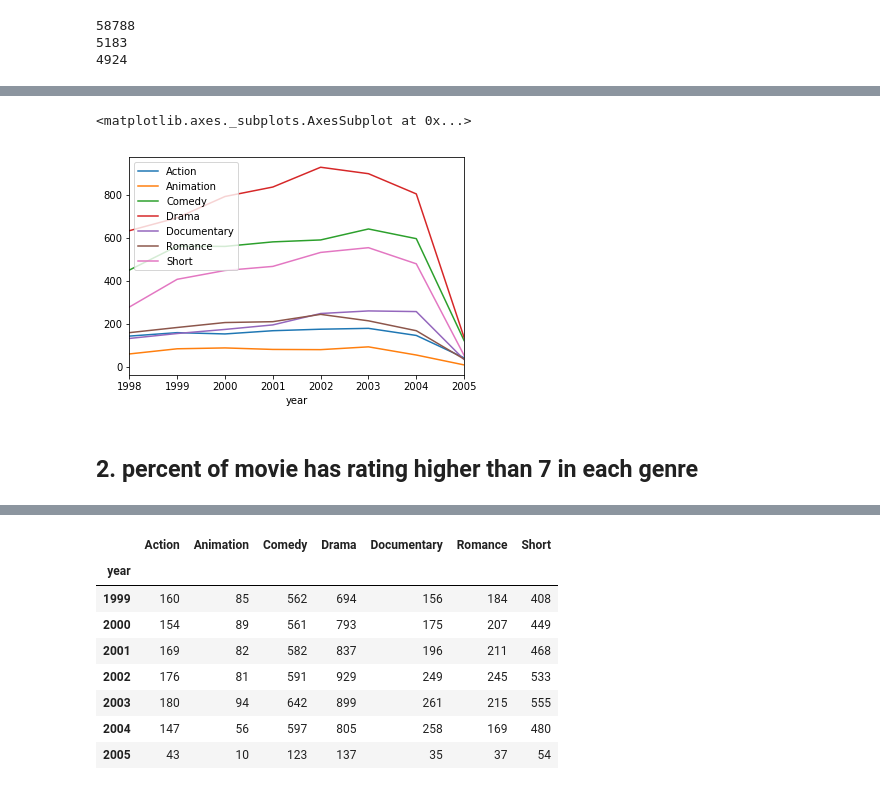
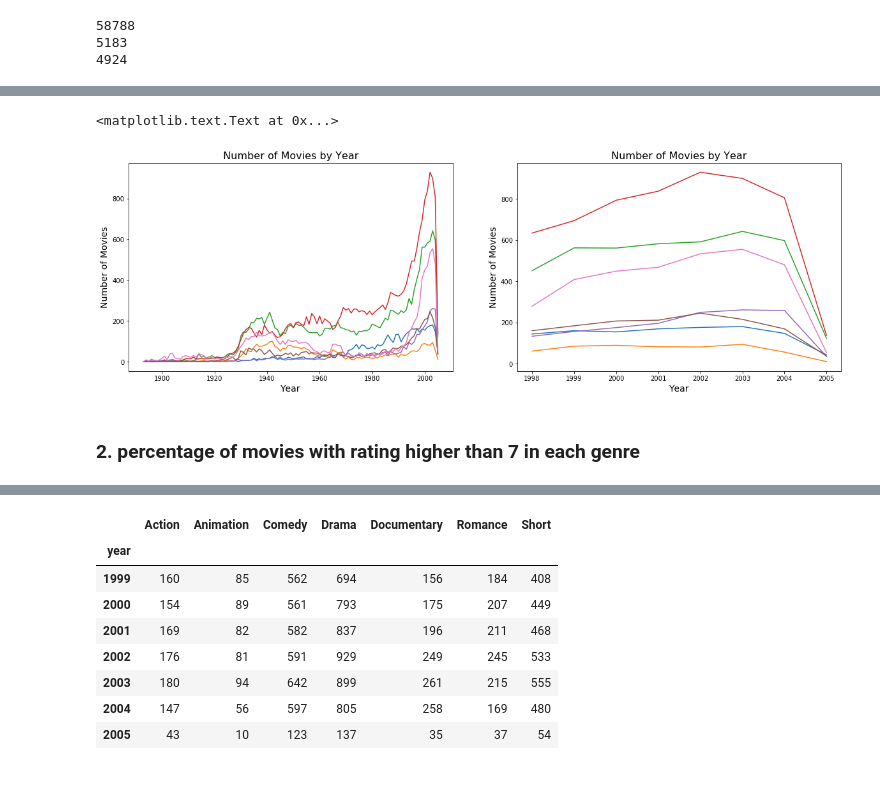
Before and after one commit to wzding/Machine_Learning_Nanodegree, a Jupyter notebook: movie.ipynb, the cells around one changed output, grey strips where cells are left out. Saved outputs shown, nothing was run; the diff lists cells and outputs as text; code cells hidden in the pictures.

```diff
--- a/movie.ipynb
+++ b/movie.ipynb
@@ -69,9 +99,22 @@ year.plot()
-# %%
-year[105:].plot()
-# %% [output]
-<matplotlib.axes._subplots.AxesSubplot at 0x...>
-[figure, removed]
+# %%
+year = df.groupby('year').sum().iloc[:,-7:]
+plt.figure(1,figsize=(20,6))
+
+plt.subplot(121)
+plt.plot(year)
+plt.xlabel('Year', fontsize=14)
+plt.ylabel('Number of Movies', fontsize=14)
+plt.title('Number of Movies by Year', fontsize=16)
+
+plt.subplot(122)
+plt.plot(year[105:])
+plt.xlabel('Year', fontsize=14)
+plt.ylabel('Number of Movies', fontsize=14)
+plt.title('Number of Movies by Year', fontsize=16)
+# %% [output]
+<matplotlib.text.Text at 0x...>
+[figure, added]
 # %% [markdown]
-## 2. percent of movie has rating higher than 7 in each genre
+### 2. percentage of movies with rating higher than 7 in each genre
 # %%
 higher = df.loc[df.rating > 7].groupby('year').sum().iloc[:,-7:]
```
Also changed, not shown: parts of 50 cells of this notebook.
